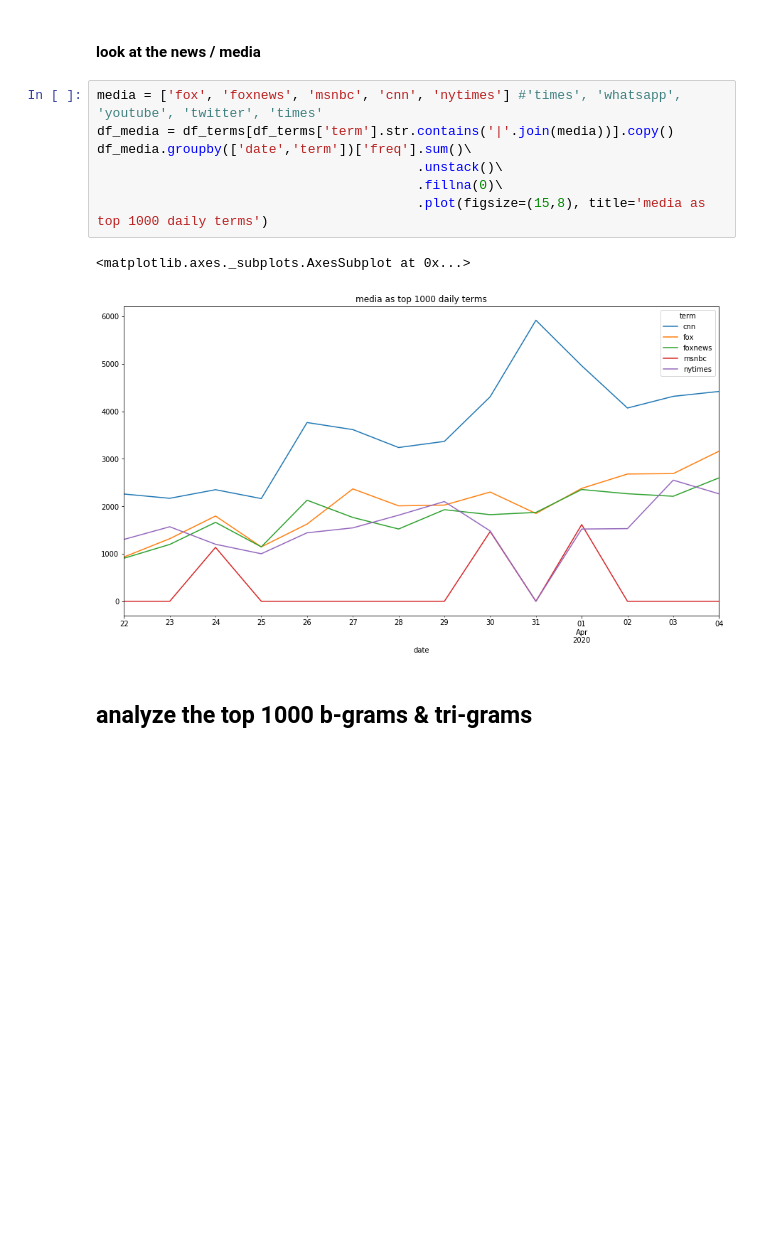
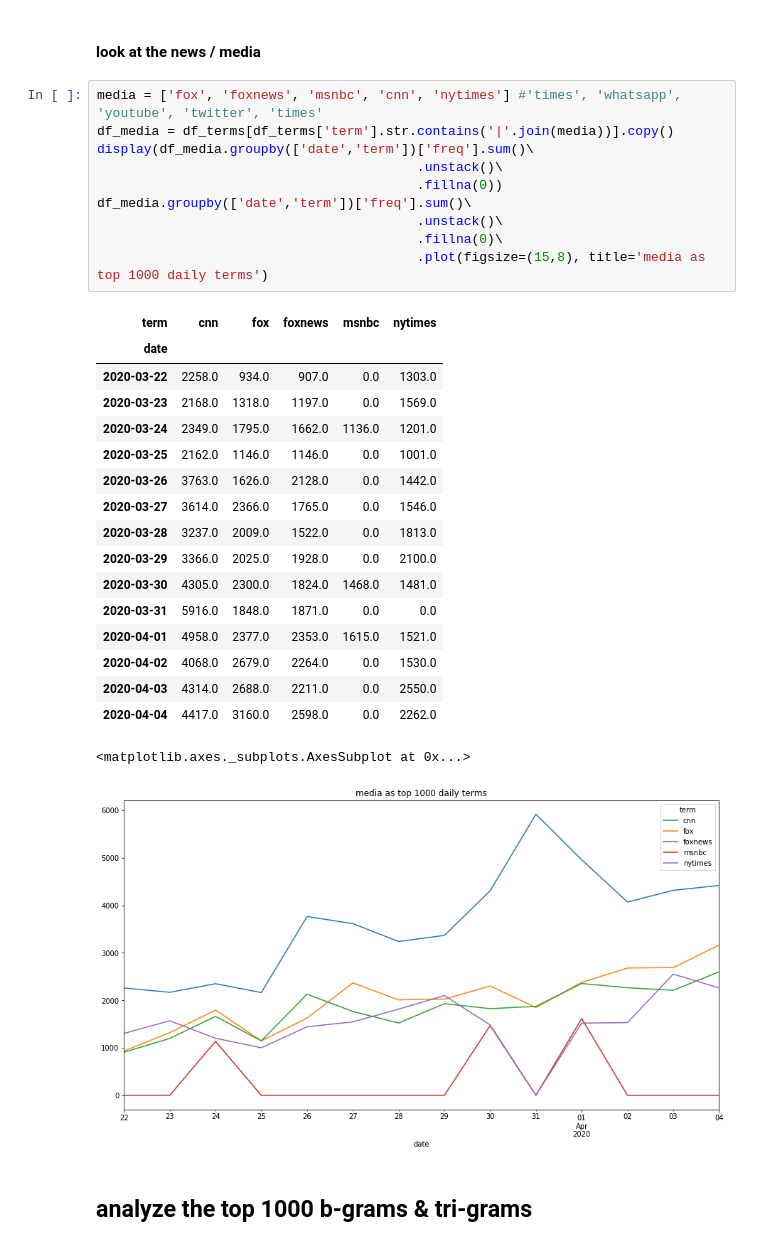
Before and after one commit to carsondahlberg/twitter-covid-19, a Jupyter notebook: 2020-04-05_eda.ipynb, the cells around one changed output. Cells and saved outputs as stored; diff of their text form; blank space fills up the shorter version.

```diff
--- a/2020-04-05_eda.ipynb
+++ b/2020-04-05_eda.ipynb
@@ -174,11 +247,30 @@ df_terms[df_terms['term'].str.contains('|'.join(covid))][['freq','date']]\
 # %%
 media = ['fox', 'foxnews', 'msnbc', 'cnn', 'nytimes'] #'times', 'whatsapp', 'youtube', 'twitter', 'times'
 df_media = df_terms[df_terms['term'].str.contains('|'.join(media))].copy()
+display(df_media.groupby(['date','term'])['freq'].sum()\
+                                         .unstack()\
+                                         .fillna(0))
 df_media.groupby(['date','term'])['freq'].sum()\
                                          .unstack()\
                                          .fillna(0)\
                                          .plot(figsize=(15,8), title='media as top 1000 daily terms')
 # %% [output]
+| term | cnn | fox | foxnews | msnbc | nytimes |
+| date |  |  |  |  |  |
+| 2020-03-22 | 2258.0 | 934.0 | 907.0 | 0.0 | 1303.0 |
+| 2020-03-23 | 2168.0 | 1318.0 | 1197.0 | 0.0 | 1569.0 |
+| 2020-03-24 | 2349.0 | 1795.0 | 1662.0 | 1136.0 | 1201.0 |
+| 2020-03-25 | 2162.0 | 1146.0 | 1146.0 | 0.0 | 1001.0 |
+| 2020-03-26 | 3763.0 | 1626.0 | 2128.0 | 0.0 | 1442.0 |
+| 2020-03-27 | 3614.0 | 2366.0 | 1765.0 | 0.0 | 1546.0 |
+| 2020-03-28 | 3237.0 | 2009.0 | 1522.0 | 0.0 | 1813.0 |
+| 2020-03-29 | 3366.0 | 2025.0 | 1928.0 | 0.0 | 2100.0 |
+| 2020-03-30 | 4305.0 | 2300.0 | 1824.0 | 1468.0 | 1481.0 |
+| 2020-03-31 | 5916.0 | 1848.0 | 1871.0 | 0.0 | 0.0 |
+| 2020-04-01 | 4958.0 | 2377.0 | 2353.0 | 1615.0 | 1521.0 |
+| 2020-04-02 | 4068.0 | 2679.0 | 2264.0 | 0.0 | 1530.0 |
+| 2020-04-03 | 4314.0 | 2688.0 | 2211.0 | 0.0 | 2550.0 |
+| 2020-04-04 | 4417.0 | 3160.0 | 2598.0 | 0.0 | 2262.0 |
 <matplotlib.axes._subplots.AxesSubplot at 0x...>
 [figure]
 # %% [markdown]
```
Also changed, not shown: parts of 14 cells of this notebook, 4 other files.
